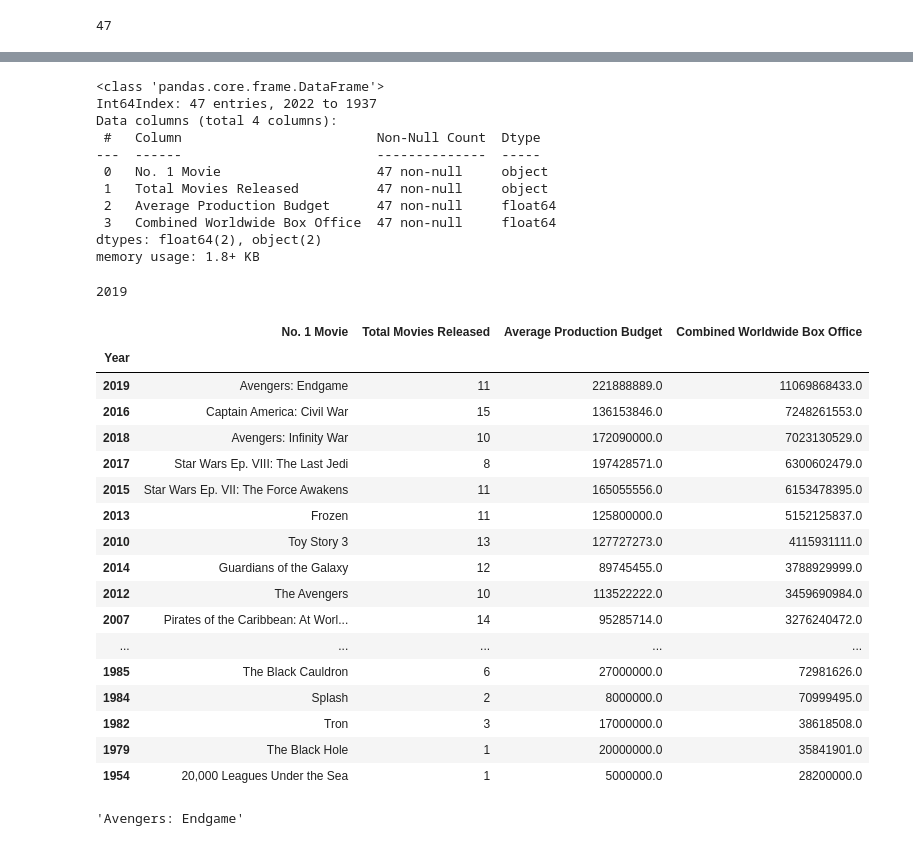
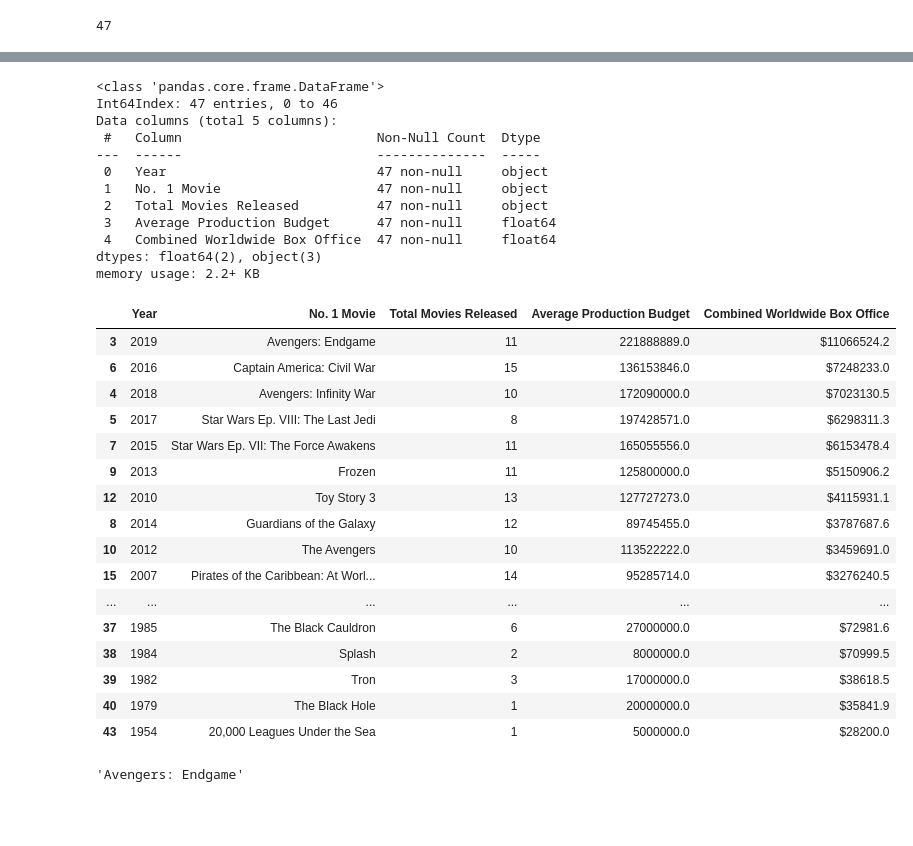
Before and after one commit to ravjolt/Disney-Challenge, a Jupyter notebook: RT_Disney_Webscrape_1.ipynb, the cells around one changed output, grey strips where cells are left out. Cells and saved outputs as stored; diff of their text form; code cells hidden in the pictures; blank space fills up the shorter version.

Commit message:
completed updates to first half of movie webscrape

```diff
--- a/RT_Disney_Webscrape_1.ipynb
+++ b/RT_Disney_Webscrape_1.ipynb
@@ -186,5 +187,7 @@ Try using .loc[row_indexer,col_indexer] = value instead
 
 See the caveats in the documentation: https://pandas.pydata.org/pandas-docs/stable/user_guide/indexing.html#returning-a-view-versus-a-copy
   disney_data['Average Production Budget'] = disney_data['Average Production Budget'].apply(clean_currency).astype('float')
-# %%
-disney_data.index = disney_data.index.astype(int)
+# %%
+disney_data = disney_data.set_index('Year')
+# %%
+disney_data = disney_data.reset_index(drop=True)
@@ -241,18 +253,17 @@ disney_data
 # %%
 pd.set_option('display.float_format', lambda x: '%.1f' % x)
-# %%
-disney_data.index = disney_data.index.astype(int)
 # %%
 disney_data.info()
 # %% [output]
 <class 'pandas.core.frame.DataFrame'>
-Int64Index: 47 entries, 2022 to 1937
-Data columns (total 4 columns):
+Int64Index: 47 entries, 0 to 46
+Data columns (total 5 columns):
  #   Column                         Non-Null Count  Dtype
 ---  ------                         --------------  -----
- 0   No. 1 Movie                    47 non-null     object
- 1   Total Movies Released          47 non-null     object
- 2   Average Production Budget      47 non-null     float64
- 3   Combined Worldwide Box Office  47 non-null     float64
-dtypes: float64(2), object(2)
-memory usage: 1.8+ KB
+ 0   Year                           47 non-null     object
+ 1   No. 1 Movie                    47 non-null     object
+ 2   Total Movies Released          47 non-null     object
+ 3   Average Production Budget      47 non-null     float64
+ 4   Combined Worldwide Box Office  47 non-null     float64
+dtypes: float64(2), object(3)
+memory usage: 2.2+ KB
@@ -262,27 +270,24 @@ max_value = col.idxmax()
-# %%
-max_value
-# %% [output]
-2019
 # %%
+
 best_seller = disney_data.sort_values(by='Combined Worldwide Box Office', ascending=False)
+best_seller['Combined Worldwide Box Office']=best_seller['Combined Worldwide Box Office'].apply(lambda x: f"${x/1000:.1f}")
 best_seller
 # %% [output]
-|  | No. 1 Movie | Total Movies Released | Average Production Budget | Combined Worldwide Box Office |
-| Year |  |  |  |  |
-| 2019 | Avengers: Endgame | 11 | 221888889.0 | 11069868433.0 |
-| 2016 | Captain America: Civil War | 15 | 136153846.0 | 7248261553.0 |
-| 2018 | Avengers: Infinity War | 10 | 172090000.0 | 7023130529.0 |
-| 2017 | Star Wars Ep. VIII: The Last Jedi | 8 | 197428571.0 | 6300602479.0 |
-| 2015 | Star Wars Ep. VII: The Force Awakens | 11 | 165055556.0 | 6153478395.0 |
-| 2013 | Frozen | 11 | 125800000.0 | 5152125837.0 |
-| 2010 | Toy Story 3 | 13 | 127727273.0 | 4115931111.0 |
-| 2014 | Guardians of the Galaxy | 12 | 89745455.0 | 3788929999.0 |
-| 2012 | The Avengers | 10 | 113522222.0 | 3459690984.0 |
-| 2007 | Pirates of the Caribbean: At Worl... | 14 | 95285714.0 | 3276240472.0 |
-| ... | ... | ... | ... | ... |
-| 1985 | The Black Cauldron | 6 | 27000000.0 | 72981626.0 |
-| 1984 | Splash | 2 | 8000000.0 | 70999495.0 |
-| 1982 | Tron | 3 | 17000000.0 | 38618508.0 |
-| 1979 | The Black Hole | 1 | 20000000.0 | 35841901.0 |
-| 1954 | 20,000 Leagues Under the Sea | 1 | 5000000.0 | 28200000.0 |
+|  | Year | No. 1 Movie | Total Movies Released | Average Production Budget | Combined Worldwide Box Office |
+| 3 | 2019 | Avengers: Endgame | 11 | 221888889.0 | $11066524.2 |
+| 6 | 2016 | Captain America: Civil War | 15 | 136153846.0 | $7248233.0 |
+| 4 | 2018 | Avengers: Infinity War | 10 | 172090000.0 | $7023130.5 |
+| 5 | 2017 | Star Wars Ep. VIII: The Last Jedi | 8 | 197428571.0 | $6298311.3 |
+| 7 | 2015 | Star Wars Ep. VII: The Force Awakens | 11 | 165055556.0 | $6153478.4 |
+| 9 | 2013 | Frozen | 11 | 125800000.0 | $5150906.2 |
+| 12 | 2010 | Toy Story 3 | 13 | 127727273.0 | $4115931.1 |
+| 8 | 2014 | Guardians of the Galaxy | 12 | 89745455.0 | $3787687.6 |
+| 10 | 2012 | The Avengers | 10 | 113522222.0 | $3459691.0 |
+| 15 | 2007 | Pirates of the Caribbean: At Worl... | 14 | 95285714.0 | $3276240.5 |
+| ... | ... | ... | ... | ... | ... |
+| 37 | 1985 | The Black Cauldron | 6 | 27000000.0 | $72981.6 |
+| 38 | 1984 | Splash | 2 | 8000000.0 | $70999.5 |
+| 39 | 1982 | Tron | 3 | 17000000.0 | $38618.5 |
+| 40 | 1979 | The Black Hole | 1 | 20000000.0 | $35841.9 |
+| 43 | 1954 | 20,000 Leagues Under the Sea | 1 | 5000000.0 | $28200.0 |
 # %%
```
Also changed, not shown: parts of 12 cells of this notebook, 1 other file.
